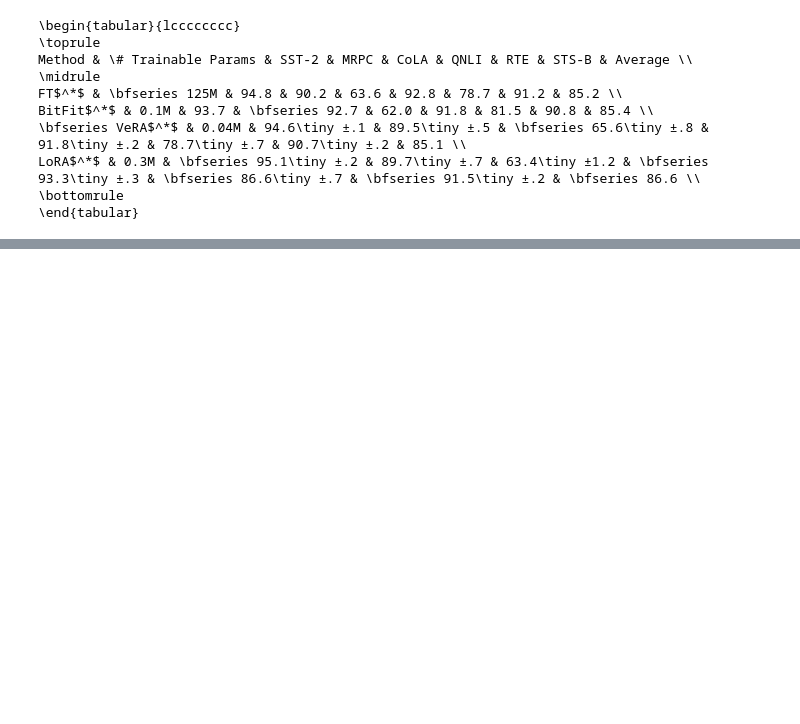
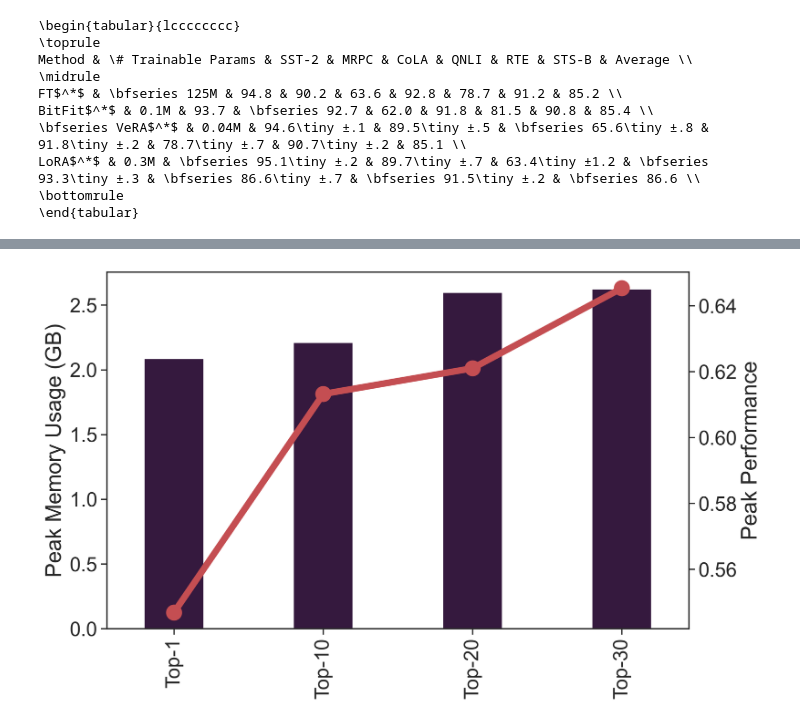
Before and after one commit to JesseBrouw/FoMo-LoRA, a Jupyter notebook: notebooks/tables.ipynb, the cells around one changed output, grey strips where cells are left out. Cells and saved outputs as stored; diff of their text form; code cells hidden in the pictures; blank space fills up the shorter version.

```diff
--- a/notebooks/tables.ipynb
+++ b/notebooks/tables.ipynb
@@ -349,3 +357,28 @@ create_barplot(
+# %%
+# Peak memory usage vs Peak performance
+# Top 1, Top 10, Top 20, Top 30
+data = {
+    "Top-1":  [2.087, 0.5469],
+    "Top-10": [2.210, 0.6132],
+    "Top-20": [2.5967, 0.621],
+    "Top-30": [2.6239, 0.6453]
+}
+
+sns.set_palette("rocket")
+
+# Produce a bar plot that shows peak memory usage (the first y-axis) and on the other y-axis a line plot that shows peak performance
+df = pd.DataFrame(data).T
+df.columns = ['Peak Memory Usage (GB)', 'Peak Performance (Accuracy)']
+fig, ax1 = plt.subplots(figsize=(10, 6))
+ax2 = ax1.twinx()
+df['Peak Memory Usage (GB)'].plot(kind='bar', ax=ax1, width=0.4, position=0.5)
+df['Peak Performance (Accuracy)'].plot(kind='line', ax=ax2, color='r', marker='o', linewidth=6.5, markersize=15)
+ax1.set_ylabel('Peak Memory Usage (GB)')
+ax2.set_ylabel('Peak Performance')
+# plt.title('Peak Memory Usage vs Peak Performance [RoBERTa-base]')
+plt.show()
+# %% [output]
+[figure, added]
 # %%
 # Periodicity ablation DynaLoRA
 #  task=cola
```
Also changed, not shown: parts of 3 cells of this notebook.
